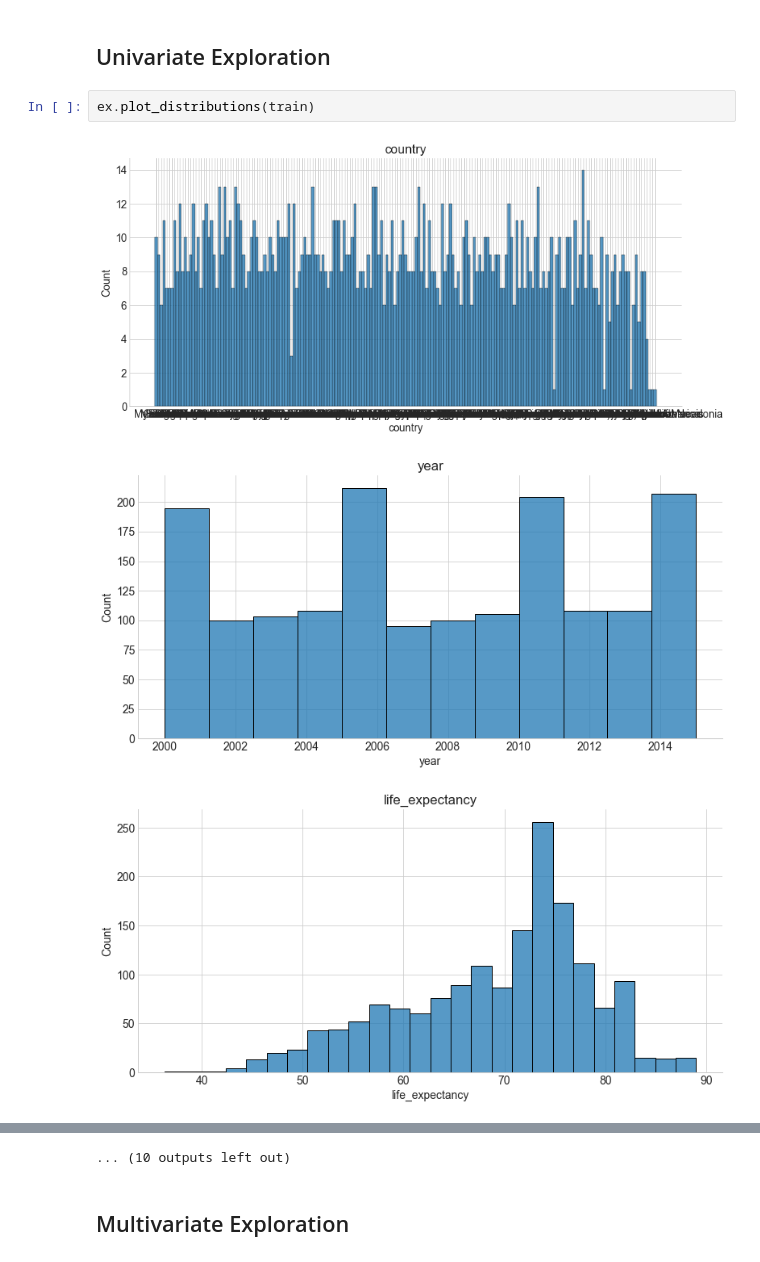
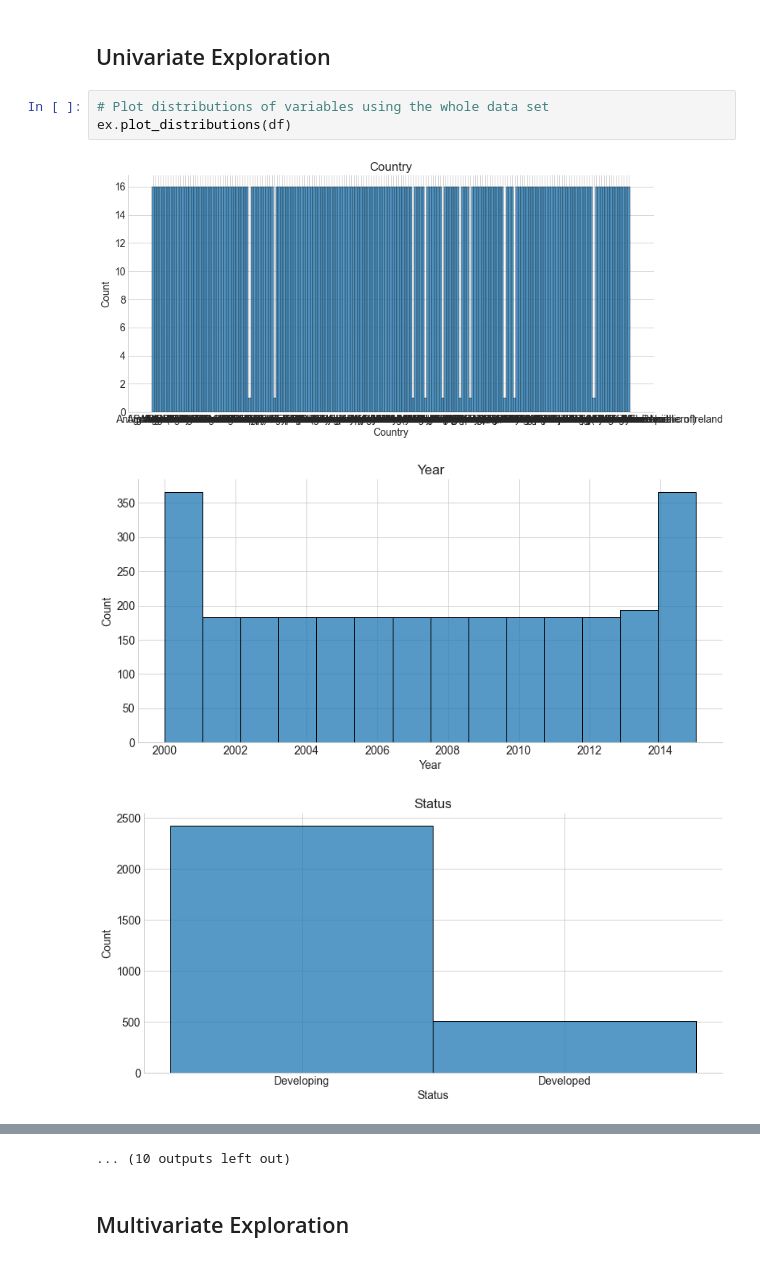
Before and after one commit to kristofer-rivera/predicting-life-expectancy, a Jupyter notebook: explore.ipynb, the cells around one changed output, grey strips where cells are left out. Cells and saved outputs as stored; diff of their text form.

```diff
--- a/explore.ipynb
+++ b/explore.ipynb
@@ -52,8 +52,9 @@ train.head()
 # %% [markdown]
 ## Univariate Exploration
 # %%
-ex.plot_distributions(train)
+# Plot distributions of variables using the whole data set
+ex.plot_distributions(df)
 # %% [output]
-[figure, old version]
+[figure, new version]
-[figure, old version]
+[figure, new version]
-[figure, old version]
+[figure, new version]
```
Also changed, not shown: parts of 2 cells of this notebook, 2 other files.
